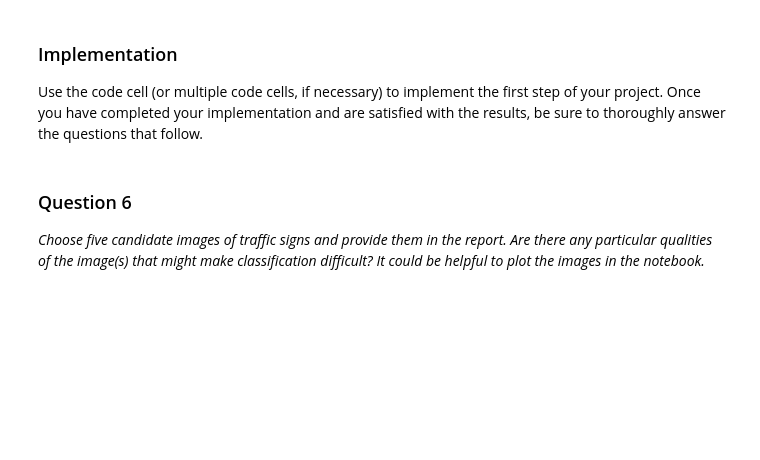
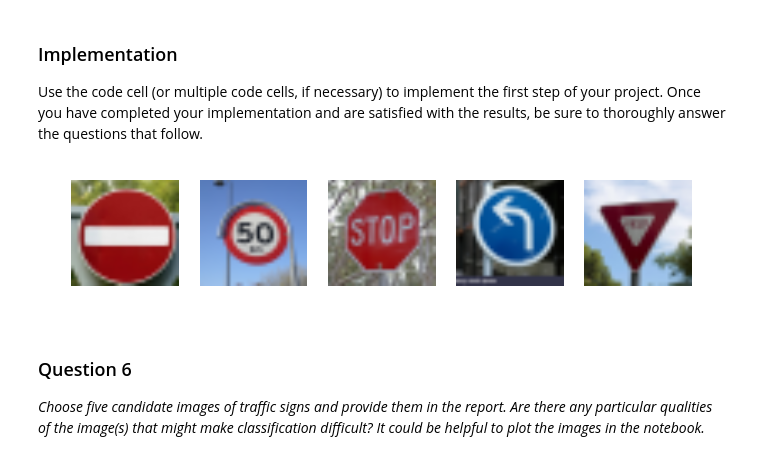
Before and after one commit to amakhlin/CarND-Traffic-Sign-Classifier-Project, a Jupyter notebook: Traffic_Sign_Classifier.ipynb, the cells around one changed output. Cells and saved outputs as stored; diff of their text form; code cells hidden in the pictures; blank space fills up the shorter version.

```diff
--- a/Traffic_Sign_Classifier.ipynb
+++ b/Traffic_Sign_Classifier.ipynb
@@ -344,0 +388,38 @@ Use the code cell (or multiple code cells, if necessary) to implement the first
+# %%
+### Load the images and plot them here.
+### Feel free to use as many code cells as needed.
+
+def resize_and_crop(image):
+    if image.shape[1] < image.shape[0]:
+        r = 32.0 / image.shape[1]
+        dim = (32, int(image.shape[0] * r))
+    else:
+        r = 32.0 / image.shape[0]
+        dim = (int(image.shape[1] * r), 32)
+
+    # perform the actual resizing of the image and show it
+    re_im = cv2.resize(image, dim, interpolation = cv2.INTER_AREA)
+
+    if re_im.shape[0] > 32:
+        offset = (re_im.shape[0] - 32) // 2
+        return re_im[offset:32+offset,0:32]
+    else:
+        offset = (re_im.shape[1] - 32) // 2
+        return re_im[0:32, offset:32+offset]
+
+noentry = resize_and_crop(cv2.imread('noentry.jpg', cv2.IMREAD_COLOR))
+speedlimit50 = resize_and_crop(cv2.imread('speedlimit50.jpg', cv2.IMREAD_COLOR))
+stop = resize_and_crop(cv2.imread('stop.jpg', cv2.IMREAD_COLOR))
+turnleftahead = resize_and_crop(cv2.imread('turnleftahead.jpg', cv2.IMREAD_COLOR))
+yieldsign = resize_and_crop(cv2.imread('yield.jpg', cv2.IMREAD_COLOR))
+
+img_list=[noentry, speedlimit50, stop, turnleftahead, yieldsign]
+
+#plt.imshow(cv2.cvtColor(noentry, cv2.COLOR_BGR2RGB))
+plt.figure(figsize=(8,2))
+for i in range(5):
+    plt.subplot(1,5,i+1)
+    plt.imshow(cv2.cvtColor(img_list[i], cv2.COLOR_BGR2RGB))
+    plt.axis('off')
+# %% [output]
+[figure, added]
```
Also changed, not shown: parts of 16 cells of this notebook, 5 other files.
